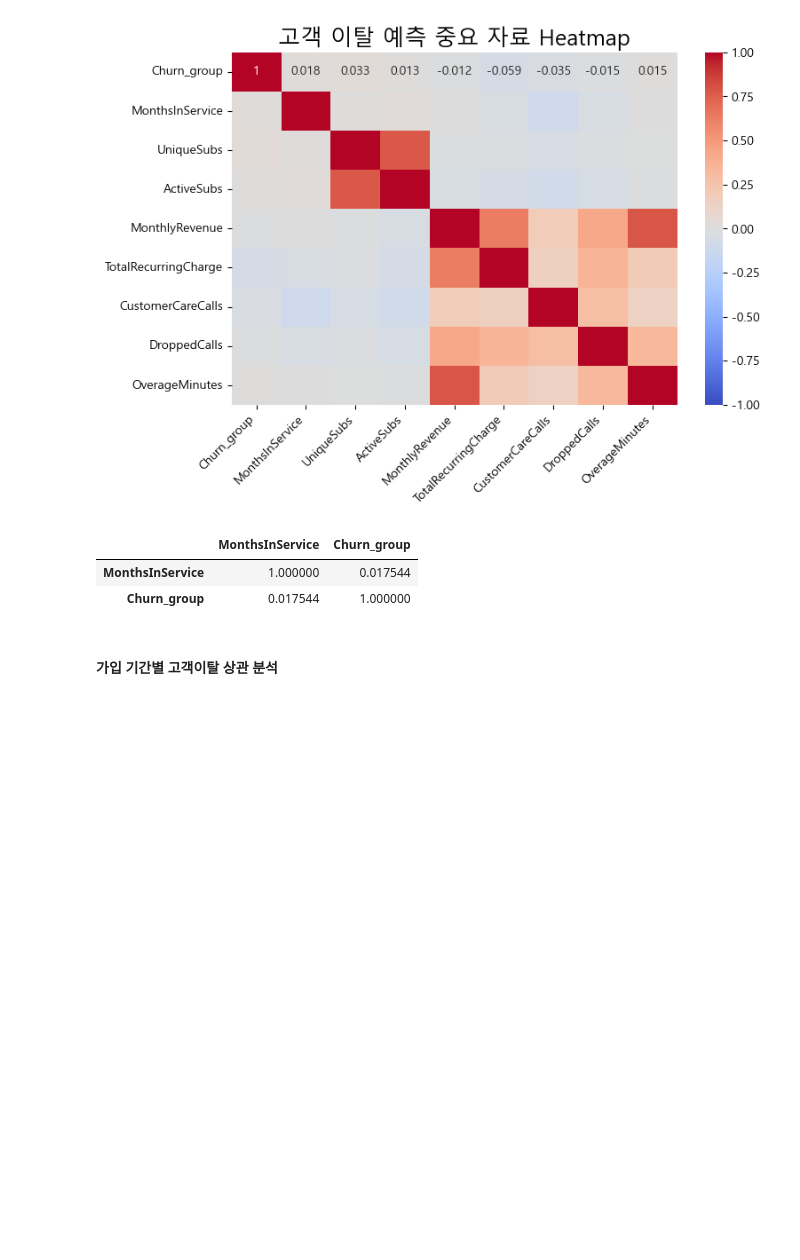
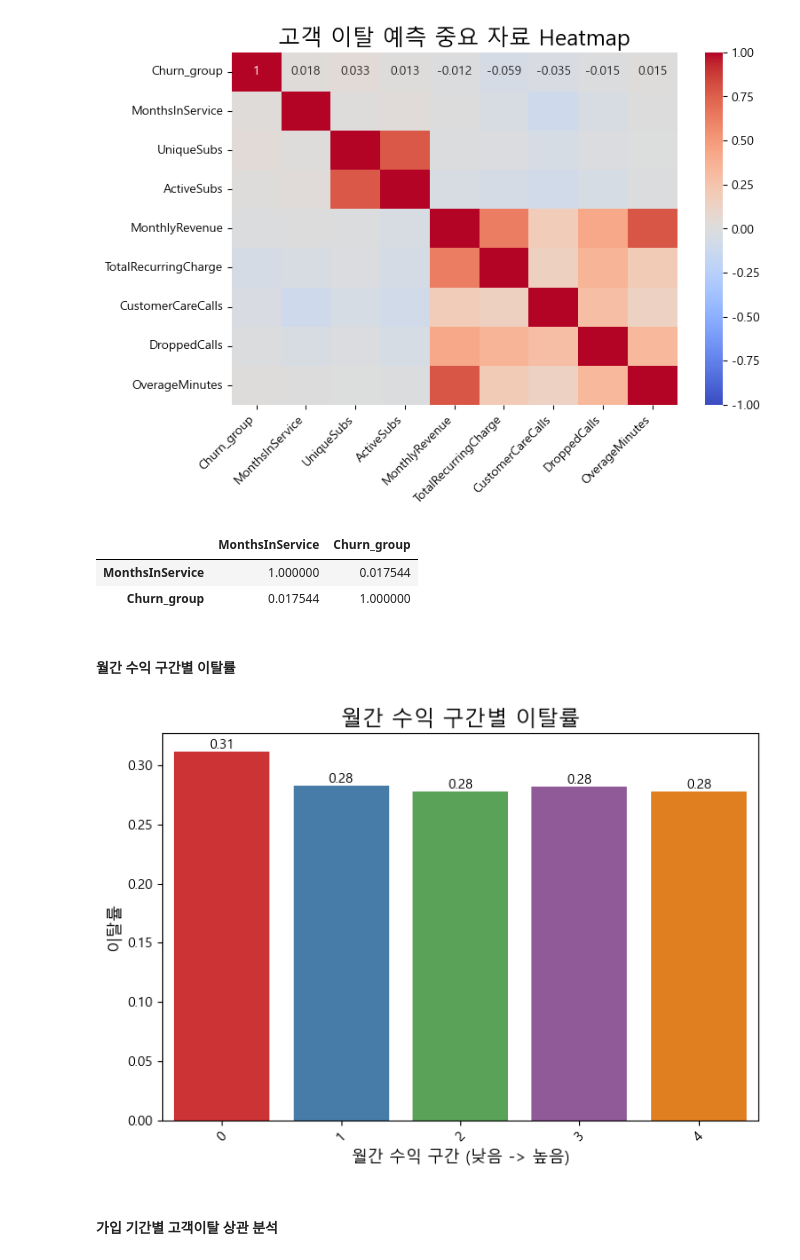
Before and after one commit to SKNETWORKS-FAMILY-AICAMP/SKN04-2nd-3Team, a Jupyter notebook: eda/eda_analysi.ipynb, the cells around one changed output. Cells and saved outputs as stored; diff of their text form; code cells hidden in the pictures; blank space fills up the shorter version.

```diff
--- a/eda/eda_analysi.ipynb
+++ b/eda/eda_analysi.ipynb
@@ -3,6 +3,7 @@ import pandas as pd
 import numpy as np
 
 df = pd.read_csv('../data/train.csv', encoding='cp949')
+df = df.dropna()
 # %%
 len(df)
 # %% [output]
@@ -314,6 +305,30 @@ df[['MonthsInService', 'Churn_group']].corr()
 |  | MonthsInService | Churn_group |
 | MonthsInService | 1.000000 | 0.017544 |
 | Churn_group | 0.017544 | 1.000000 |
+# %% [markdown]
+#### 월간 수익 구간별 이탈률
+# %%
+
+df['grade'] = pd.qcut(df['MonthlyRevenue'], q=5, labels=False)
+df['Churn_group'] = np.where(df['Churn'] == 'Yes', 1, 0)
+
+rate = df.groupby('grade')['Churn_group'].mean().reset_index()
+
+plt.figure(figsize=(7, 5))
+sns.barplot(x='grade', y='Churn_group', data=rate, hue='grade', palette='Set1', legend=False)
+
+plt.title('월간 수익 구간별 이탈률', fontsize=16)
+plt.xlabel('월간 수익 구간 (낮음 -> 높음)', fontsize=12)
+plt.ylabel('이탈률', fontsize=12)
+plt.xticks(rotation=45)
+
+for i, v in enumerate(rate['Churn_group']):
+    plt.text(i, v, f'{v:.2f}', ha='center', va='bottom')
+
+plt.tight_layout()
+plt.show()
+# %% [output]
+[figure, added]
 # %% [markdown]
 #### 가입 기간별 고객이탈 상관 분석
 # %%
```
Also changed, not shown: parts of 5 cells of this notebook.
